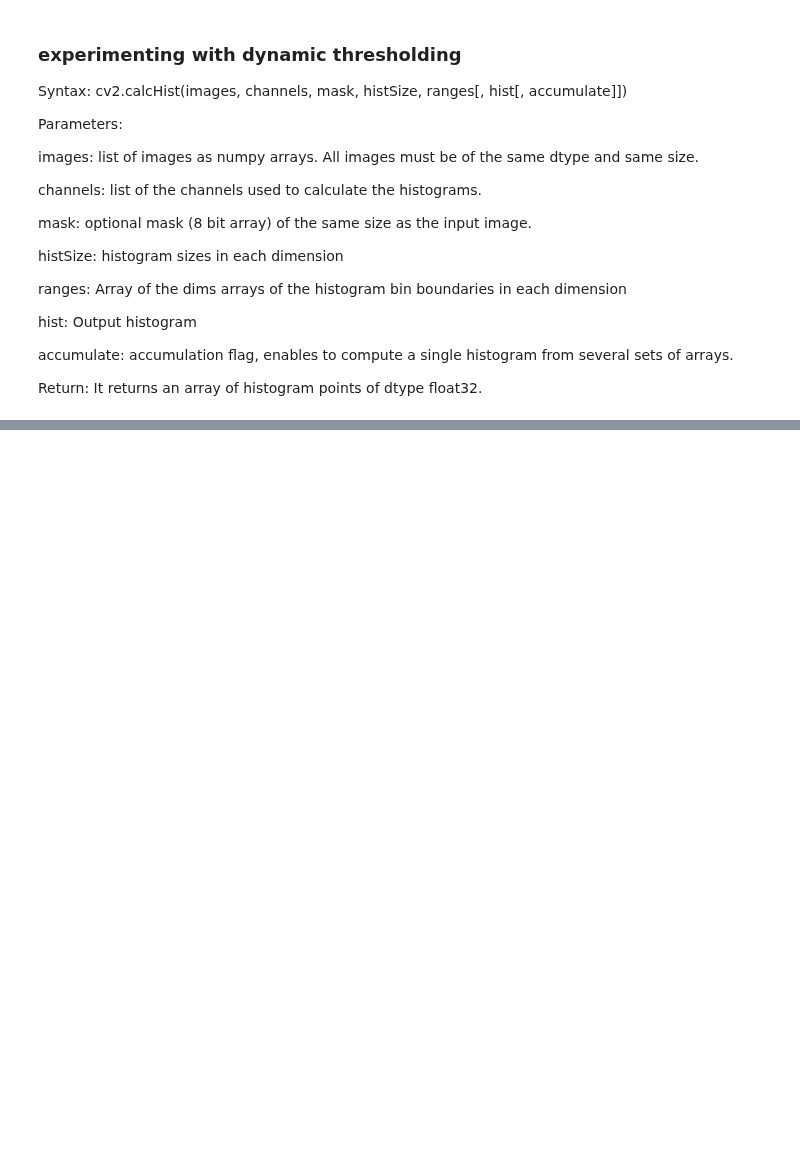
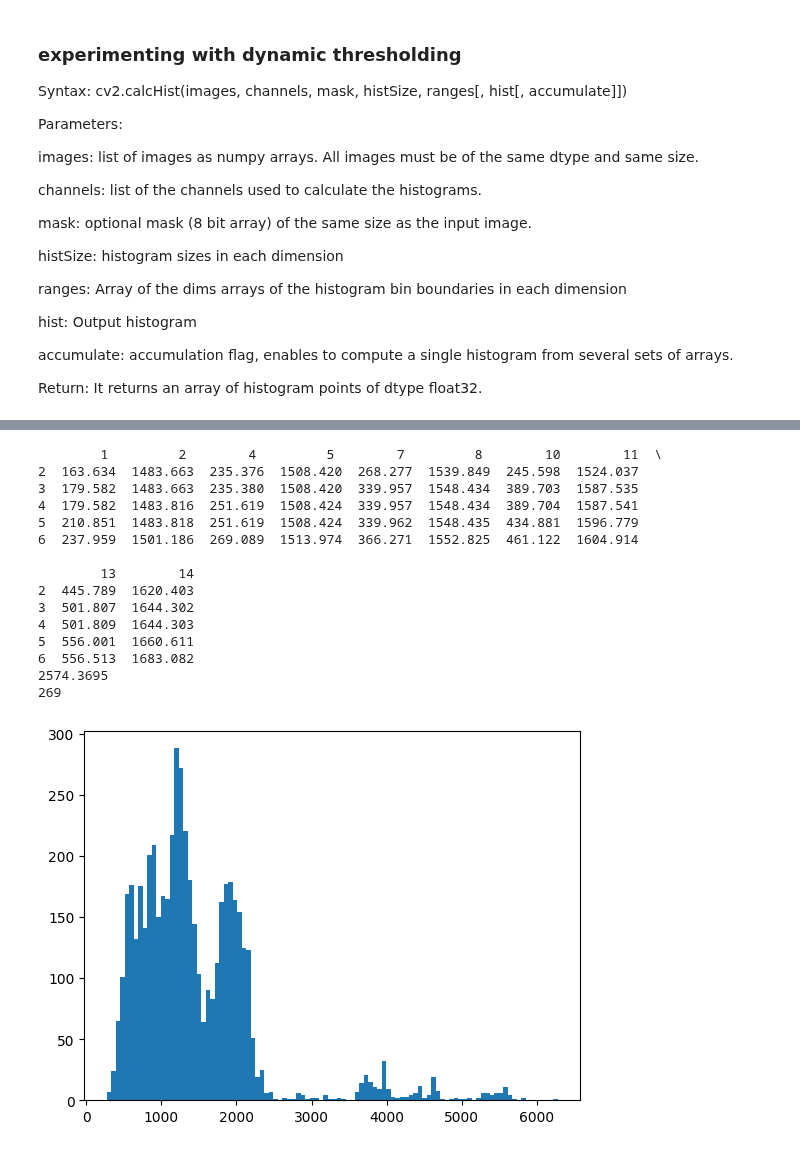
Before and after one commit to teesha902/FYP_ASMLab, a Jupyter notebook: led_tracker.ipynb, the cells around one changed output, grey strips where cells are left out. Saved outputs shown, nothing was run; the diff lists cells and outputs as text; code cells hidden in the pictures; blank space fills up the shorter version.

Commit message:
basic data integrity checks working, avg jitter

```diff
--- a/led_tracker.ipynb
+++ b/led_tracker.ipynb
@@ -469,0 +402,12 @@ threshold is 26.666666666666668
+# %%
+import pandas as pd
+import scipy
+from math import sqrt
+import matplotlib.pyplot as plt
+import numpy as np
+from scipy.spatial.distance import pdist
+# import pdist
+
+
+df = pd.read_csv("./data/csv/test_csv_2.csv", header=None)
+print(df.head(5))
@@ -469,0 +435,54 @@ threshold is 26.666666666666668
+# %%
+coords_df =  df.drop(df.columns[[0,3,6,9,12,15]], axis=1)
+coords_df.drop([0,1], inplace=True)
+coords_df = coords_df.astype(float)
+print(coords_df.head(5))
+problem_frames = []
+fish_length = []
+points_length = []
+#iterate through rows to extract info
+for row in coords_df.itertuples():
+    x = [row[i] for i in range(1,10,2)]
+    y = [row[i] for i in range(2,11,2)]
+    points = np.array([[x[i], y[i]] for i in range(0, len(x))])
+    distances = np.round(pdist(points, metric='euclidean'),2)
+    fish_length.append(sum(distances))
+
+    # print(x, y)
+    # check if the points lie on a line
+    # slope, intercept, r_value, p_value, std_err = scipy.stats.linregress(x, y)
+    # print(row[0], r_value) if abs(r_value) < 0.7 else None
+    # problem_frames.add(row[0]) if abs(r_value) < 0.5 else None
+    # length = sqrt((x[0]-x[-1])**2 + (y[0]-y[-1])**2)
+    # fish_length.append(length) if length != 0 else None
+
+# print (len(problem_frames))
+# print(fish_length)
+plt.hist(fish_length, bins = 100)
+hist, bin_edges = np.histogram(fish_length, range = (0, max(fish_length)), bins = 100)
+for i, prob in enumerate(hist):
+    if prob == 0 and i > 10:
+        break
+print(bin_edges[i])
+threshold = bin_edges[i]
+# add frames with fish length greater than threshold to problem_frames
+[problem_frames.append(i) for i, fish_length in enumerate(fish_length) if fish_length > threshold]
+# problem_frames.add(i for i, fish_length in enumerate(fish_length) if fish_length > threshold)
+print(len(problem_frames))
+# %% [output]
+        1         2        4         5        7         8        10        11  \
+2  163.634  1483.663  235.376  1508.420  268.277  1539.849  245.598  1524.037
+3  179.582  1483.663  235.380  1508.420  339.957  1548.434  389.703  1587.535
+4  179.582  1483.816  251.619  1508.424  339.957  1548.434  389.704  1587.541
+5  210.851  1483.818  251.619  1508.424  339.962  1548.435  434.881  1596.779
+6  237.959  1501.186  269.089  1513.974  366.271  1552.825  461.122  1604.914
+
+        13        14
+2  445.789  1620.403
+3  501.807  1644.302
+4  501.809  1644.303
+5  556.001  1660.611
+6  556.513  1683.082
+2574.3695
+269
+[figure, added]
```
Also changed, not shown: parts of 15 cells of this notebook, 3 other files.
